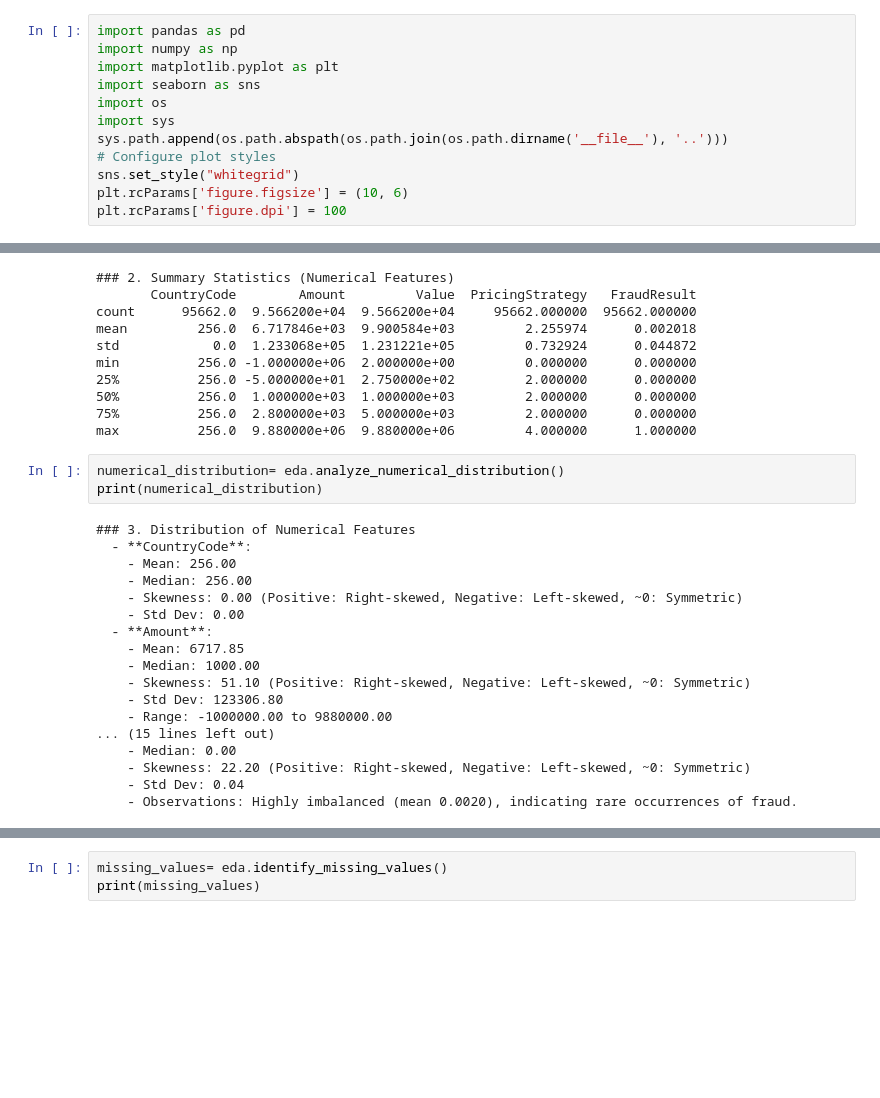
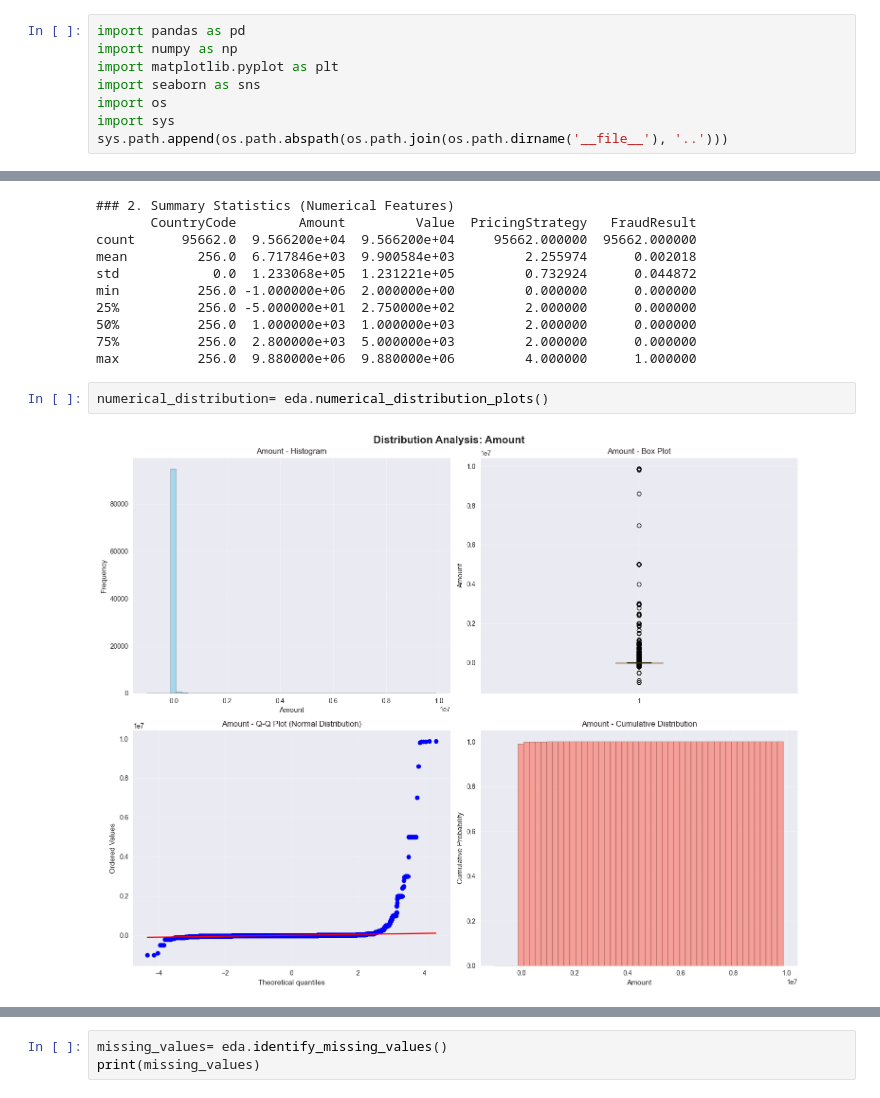
Before and after one commit to abdurezakarage/credit-risk-model, a Jupyter notebook: notebooks/eda.ipynb, the cells around one changed output, grey strips where cells are left out. Cells and saved outputs as stored; diff of their text form; blank space fills up the shorter version.

```diff
--- a/notebooks/eda.ipynb
+++ b/notebooks/eda.ipynb
@@ -6,10 +6,6 @@ import seaborn as sns
 import os
 import sys
 sys.path.append(os.path.abspath(os.path.join(os.path.dirname('__file__'), '..')))
-# Configure plot styles
-sns.set_style("whitegrid")
-plt.rcParams['figure.figsize'] = (10, 6)
-plt.rcParams['figure.dpi'] = 100
 # %%
 from src.data_processing import DataProcessor, EDAReportGenerator
 # %%
@@ -84,23 +80,6 @@ min          256.0 -1.000000e+06  2.000000e+00         0.000000      0.000000
 75%          256.0  2.800000e+03  5.000000e+03         2.000000      0.000000
 max          256.0  9.880000e+06  9.880000e+06         4.000000      1.000000
 # %%
-numerical_distribution= eda.analyze_numerical_distribution()
-print(numerical_distribution)
+numerical_distribution= eda.numerical_distribution_plots()
 # %% [output]
-### 3. Distribution of Numerical Features
-  - **CountryCode**:
-    - Mean: 256.00
-    - Median: 256.00
-    - Skewness: 0.00 (Positive: Right-skewed, Negative: Left-skewed, ~0: Symmetric)
-    - Std Dev: 0.00
-  - **Amount**:
-    - Mean: 6717.85
-    - Median: 1000.00
-    - Skewness: 51.10 (Positive: Right-skewed, Negative: Left-skewed, ~0: Symmetric)
-    - Std Dev: 123306.80
-    - Range: -1000000.00 to 9880000.00
-... (15 lines left out)
-    - Median: 0.00
-    - Skewness: 22.20 (Positive: Right-skewed, Negative: Left-skewed, ~0: Symmetric)
-    - Std Dev: 0.04
-    - Observations: Highly imbalanced (mean 0.0020), indicating rare occurrences of fraud.
+[figure, added]
```
Also changed, not shown: parts of 6 cells of this notebook, 1 other file.
